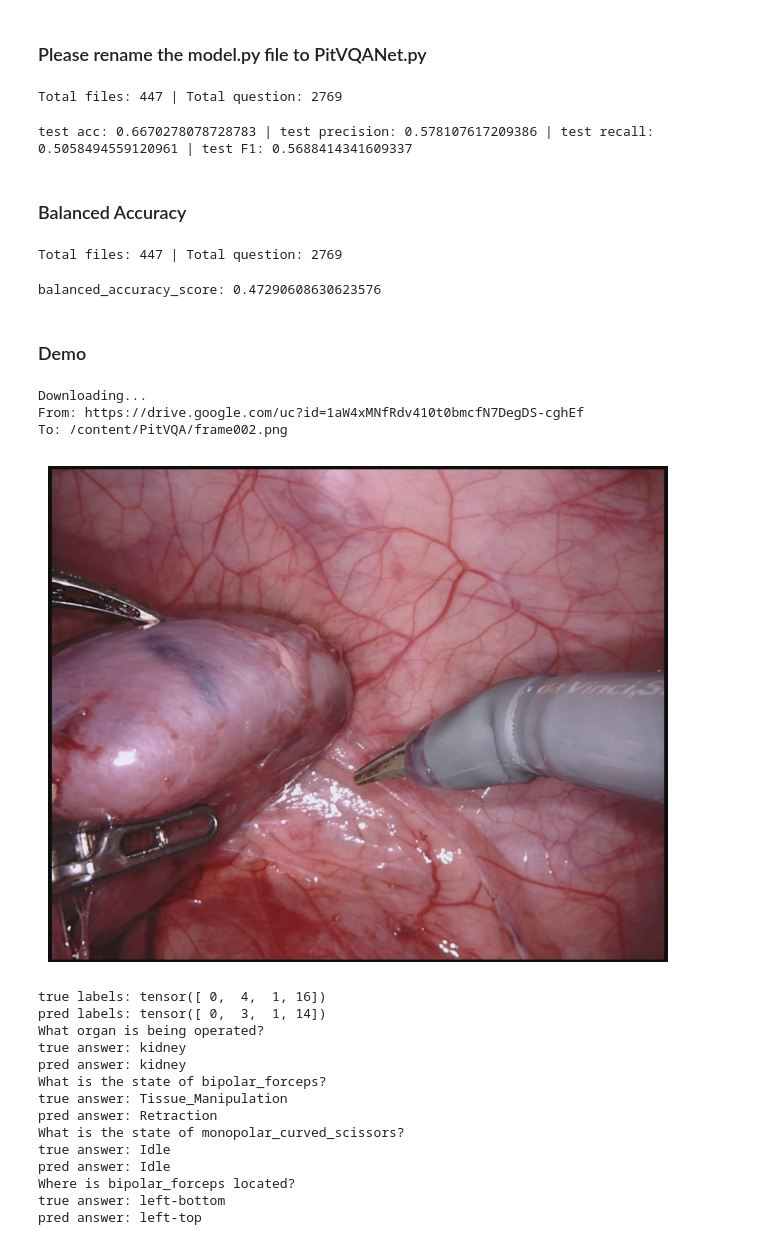
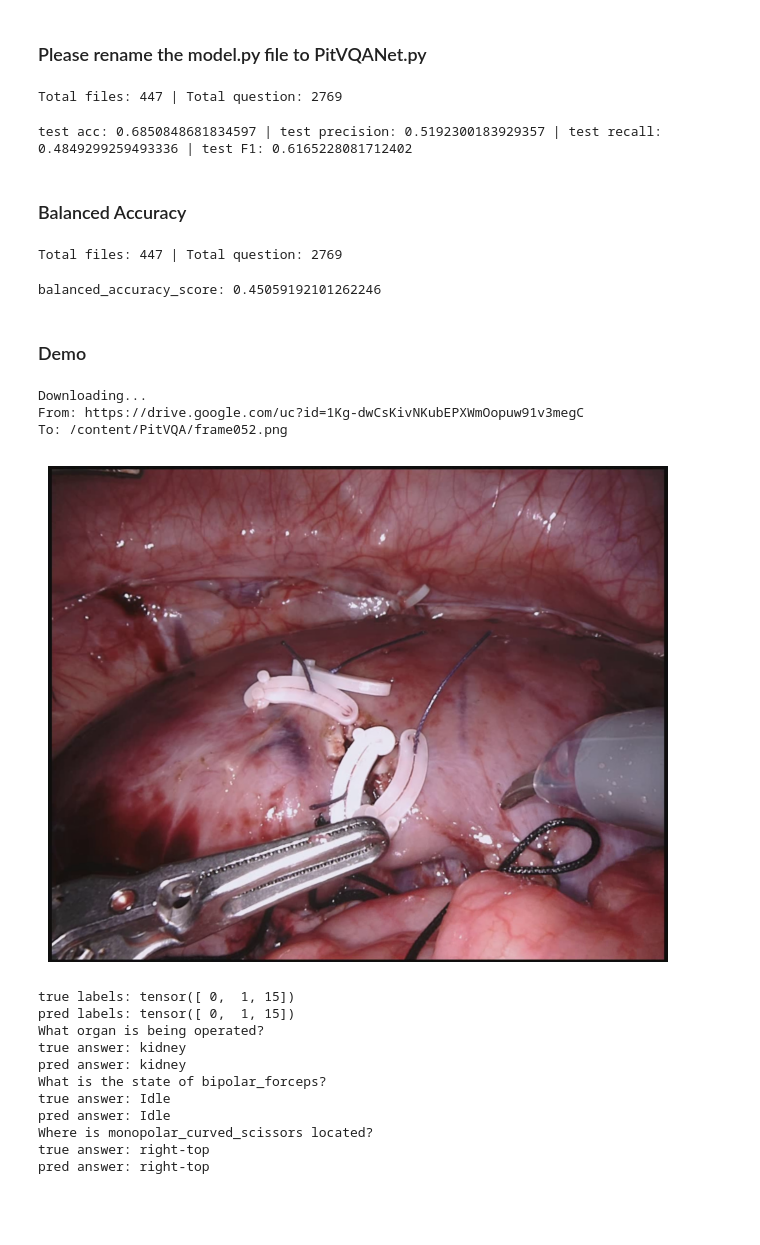
Before and after one commit to mobarakol/PitVQA, a Jupyter notebook: PitVQANet_endo18_demo.ipynb, the cells around one changed output. Cells and saved outputs as stored; diff of their text form; code cells hidden in the pictures; blank space fills up the shorter version.

```diff
--- a/PitVQANet_endo18_demo.ipynb
+++ b/PitVQANet_endo18_demo.ipynb
@@ -103,7 +102,7 @@ def validate(val_loader, model, criterion, device):
 ### Please rename the model.py file to PitVQANet.py
 # %%
 device = torch.device("cuda" if torch.cuda.is_available() else "cpu")
-batch_size = 20
+batch_size = 40
 seed_everything(42)
 
 # preapre model
@@ -124,14 +123,14 @@ test_acc, test_precision, test_recall, test_f_score = validate(val_loader=val_da
                                   criterion=criterion, device=device)
 # %% [output]
 Total files: 447 | Total question: 2769
-test acc: 0.6670278078728783 | test precision: 0.578107617209386 | test recall: 0.5058494559120961 | test F1: 0.5688414341609337
+test acc: 0.6850848681834597 | test precision: 0.5192300183929357 | test recall: 0.4849299259493336 | test F1: 0.6165228081712402
 # %% [markdown]
 ### Balanced Accuracy
 # %%
 from sklearn.metrics import balanced_accuracy_score
 
 device = torch.device("cuda" if torch.cuda.is_available() else "cpu")
-batch_size = 20
+batch_size = 40
 seed_everything(42)
 
 # preapre model
@@ -170,7 +169,7 @@ with torch.no_grad():
     print(f'balanced_accuracy_score: {score}')
 # %% [output]
 Total files: 447 | Total question: 2769
-balanced_accuracy_score: 0.47290608630623576
+balanced_accuracy_score: 0.45059192101262246
 # %% [markdown]
 ### Demo
 # %%
@@ -180,30 +179,27 @@ from torchvision.transforms.functional import InterpolationMode
 import matplotlib.pyplot as plt
 
 device = torch.device("cuda" if torch.cuda.is_available() else "cpu")
-seed_everything(3407)
+seed_everything(42)
 
 # download image
-!gdown 1aW4xMNfRdv410t0bmcfN7DegDS-cghEf
+!gdown 1Kg-dwCsKivNKubEPXWmOopuw91v3megC
 
 # process image
 transform = transforms.Compose([
        transforms.Resize((224, 224), interpolation=InterpolationMode.BICUBIC),
        transforms.ToTensor(),
        ])
-raw_image = Image.open('frame002.png').convert('RGB')
+raw_image = Image.open('frame052.png').convert('RGB')
 image = transform(raw_image)
-images = image.repeat(4, 1, 1, 1) # len(questions)=4
-# print(images.shape) # torch.Size([4, 3, 224, 224])
+images = image.repeat(3, 1, 1, 1) # len(questions)=3
 
 # prepare questions and answers
 questions = ['What organ is being operated?',
        'What is the state of bipolar_forceps?',
-       'What is the state of monopolar_curved_scissors?',
-       'Where is bipolar_forceps located?']
+       'Where is monopolar_curved_scissors located?']
 answers = ['kidney',
-      'Tissue_Manipulation',
       'Idle',
-      'left-bottom']
+      'right-top']
 
 # define labels
 labels = ['kidney',
@@ -215,7 +211,6 @@ labels_num = []
 for i in range(len(answers)):
   labels_num.append(labels.index(answers[i]))
 labels_num = torch.tensor(labels_num)
-# print(labels_num) # [0, 4, 1, 16]
 
 # plot image
 plt.figure(figsize=(8, 8))
@@ -232,51 +227,45 @@ model.to(device)
 # inference
 label_true = None
 label_pred = None
 model.eval()
 with torch.no_grad():
     labels_num = labels_num.to(device)
     outputs = model(image=images.to(device), question=questions)
 
     scores, predicted = torch.max(F.softmax(outputs, dim=1).data, 1)
     if label_true is None:
         label_true = labels_num.data.cpu()
     else:
         label_true = torch.cat((label_true, labels_num.data.cpu()), 0)
     if label_pred is None:
         label_pred = predicted.data.cpu()
     else:
         label_pred = torch.cat((label_pred, predicted.data.cpu()), 0)
     print(f'true labels: {label_true}')
     print(f'pred labels: {label_pred}')
 
 print('What organ is being operated?')
 print(f'true answer: {labels[label_true[0]]}')
 print(f'pred answer: {labels[label_pred[0]]}')
 print('What is the state of bipolar_forceps?')
 print(f'true answer: {labels[label_true[1]]}')
 print(f'pred answer: {labels[label_pred[1]]}')
-print('What is the state of monopolar_curved_scissors?')
+print('Where is monopolar_curved_scissors located?')
 print(f'true answer: {labels[label_true[2]]}')
 print(f'pred answer: {labels[label_pred[2]]}')
-print('Where is bipolar_forceps located?')
-print(f'true answer: {labels[label_true[3]]}')
-print(f'pred answer: {labels[label_pred[3]]}')
 # %% [output]
 Downloading...
-From: https://drive.google.com/uc?id=1aW4xMNfRdv410t0bmcfN7DegDS-cghEf
-To: /content/PitVQA/frame002.png
+From: https://drive.google.com/uc?id=1Kg-dwCsKivNKubEPXWmOopuw91v3megC
+To: /content/PitVQA/frame052.png
-[figure, old version]
+[figure, new version]
-true labels: tensor([ 0,  4,  1, 16])
-pred labels: tensor([ 0,  3,  1, 14])
+true labels: tensor([ 0,  1, 15])
+pred labels: tensor([ 0,  1, 15])
 What organ is being operated?
 true answer: kidney
 pred answer: kidney
 What is the state of bipolar_forceps?
-true answer: Tissue_Manipulation
-pred answer: Retraction
-What is the state of monopolar_curved_scissors?
 true answer: Idle
 pred answer: Idle
-Where is bipolar_forceps located?
-true answer: left-bottom
-pred answer: left-top
+Where is monopolar_curved_scissors located?
+true answer: right-top
+pred answer: right-top
```
Also changed, not shown: parts of 4 cells of this notebook.
